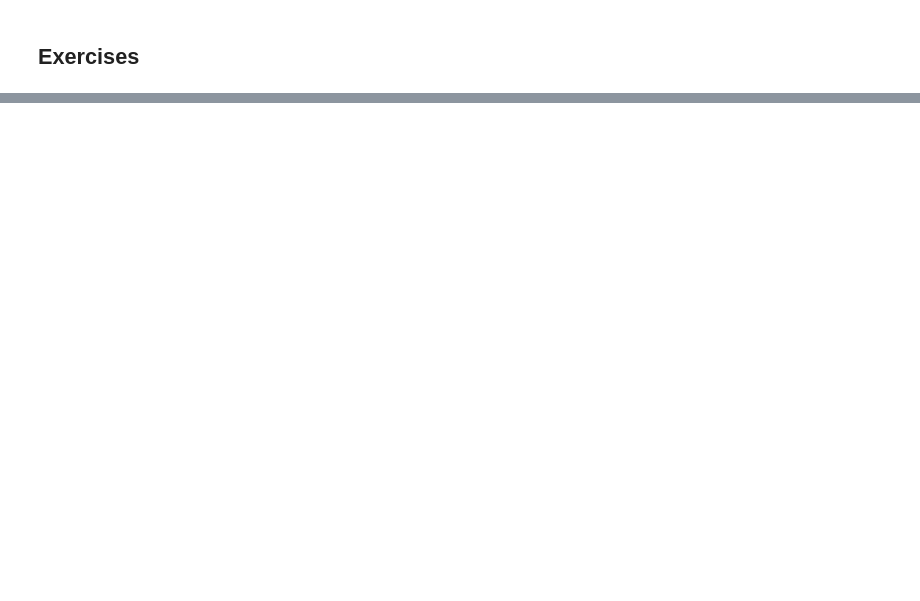
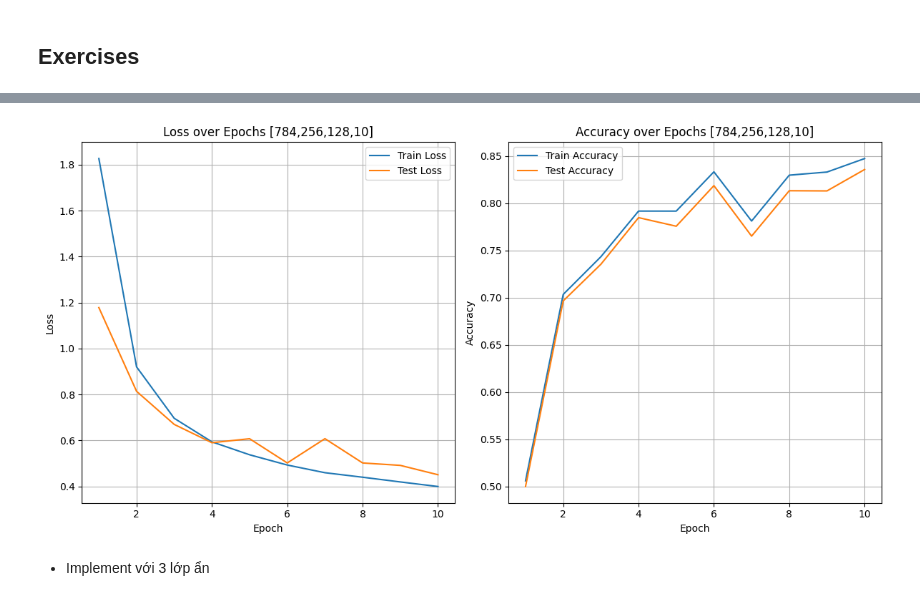
Before and after one commit to lifebow/MFFCS, a Jupyter notebook: MLP_Implementation.ipynb, the cells around one changed output, grey strips where cells are left out. Saved outputs shown, nothing was run; the diff lists cells and outputs as text; code cells hidden in the pictures; blank space fills up the shorter version.

```diff
--- a/MLP_Implementation.ipynb
+++ b/MLP_Implementation.ipynb
@@ -308,0 +447,9 @@ class MLPWithTwoHiddenLayers(nn.Module):
+# %%
+def init_params_n_hidden_layer(layer_dims, sigma=0.01):
+    params = {}
+    L = len(layer_dims) - 1 # Tổng số lớp có trọng số (hidden + output)
+
+    for l in range(1, L + 1):
+        params['W' + str(l)] = np.random.randn(layer_dims[l-1], layer_dims[l]) * sigma
+        params['b' + str(l)] = np.zeros((1, layer_dims[l]))
+    return params
@@ -308,0 +506,25 @@ class MLPWithTwoHiddenLayers(nn.Module):
+# %%
+def evaluate_accuracy_n_hidden_layers(data_loader, params, layer_dims):
+    correct = total = 0
+    num_total_layers = len(layer_dims) - 1
+    num_inputs = layer_dims[0]
+    for X_t, y_t in data_loader:
+        X_np = X_t.numpy().reshape(-1, num_inputs)
+        Y_hat, _ = forward_propagation_n_hidden_layer(X_np, params, num_total_layers)
+        y_pred = np.argmax(Y_hat, axis=1)
+        correct += np.sum(y_pred == y_t.numpy())
+        total += y_t.shape[0]
+    return correct / total
+
+def evaluate_loss_n_hidden_layers(data_loader, params, layer_dims):
+    total_loss = 0.0
+    total_samples = 0
+    num_total_layers = len(layer_dims) - 1
+    num_inputs = layer_dims[0]
+    for X_t, y_t in data_loader:
+        X_np = X_t.numpy().reshape(-1, num_inputs)
+        Y_hat, _ = forward_propagation_n_hidden_layer(X_np, params, num_total_layers)
+        loss, _ = cross_entropy_loss(Y_hat, y_t.numpy())
+        total_loss += loss * X_np.shape[0]
+        total_samples += X_np.shape[0]
+    return total_loss / total_samples
@@ -308,0 +585,8 @@ class MLPWithTwoHiddenLayers(nn.Module):
+# %%
+layer_dimensions  = [784, 256, 128, 10]
+trained_epochs, t_losses, v_losses, t_accs, v_accs, trained_params = train_model_n_hidden_layers(
+        layer_dims=layer_dimensions,
+        learning_rate=learning_rate,
+        sigma=sigma,
+        num_epochs=num_epochs
+    )
@@ -308,0 +605,7 @@ class MLPWithTwoHiddenLayers(nn.Module):
+# %%
+layer_dims_for_plot = str(layer_dimensions).replace(" ","")
+show_training_graphs(trained_epochs, t_losses, v_losses, t_accs, v_accs, layer_dims_str=layer_dims_for_plot)
+# %% [output]
+[figure, added]
+# %% [markdown]
+*   Implement với 3 lớp ẩn
```
Also changed, not shown: parts of 40 cells of this notebook.
